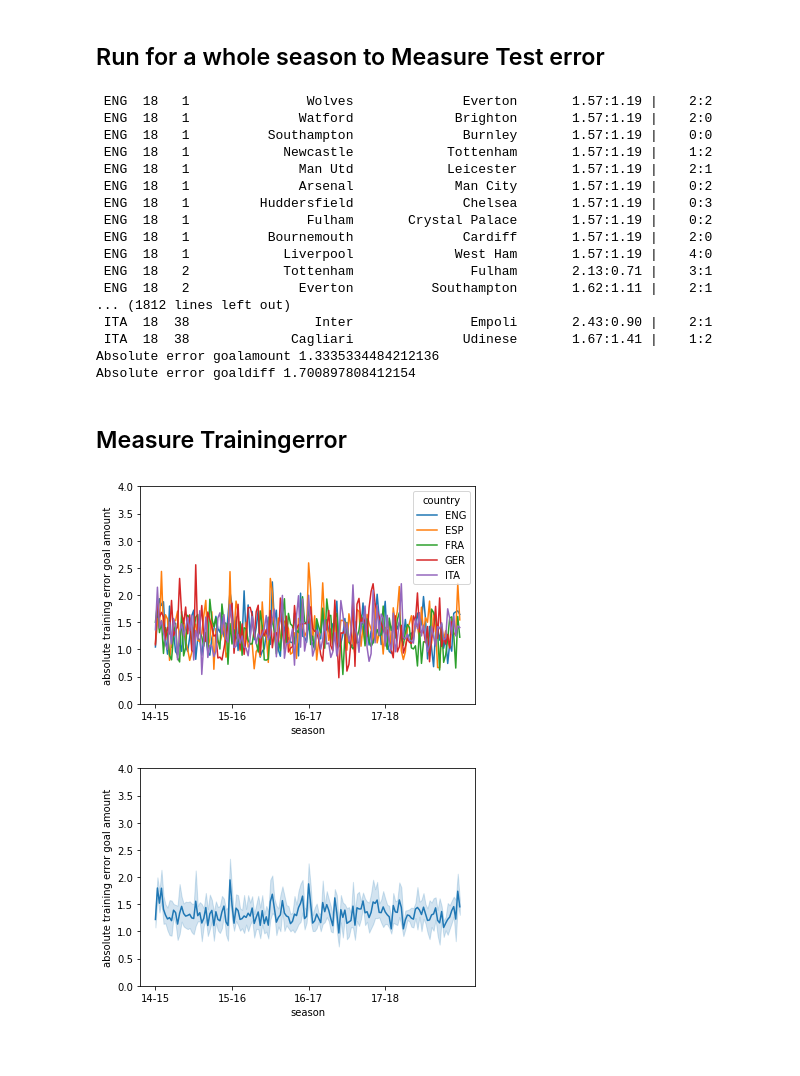
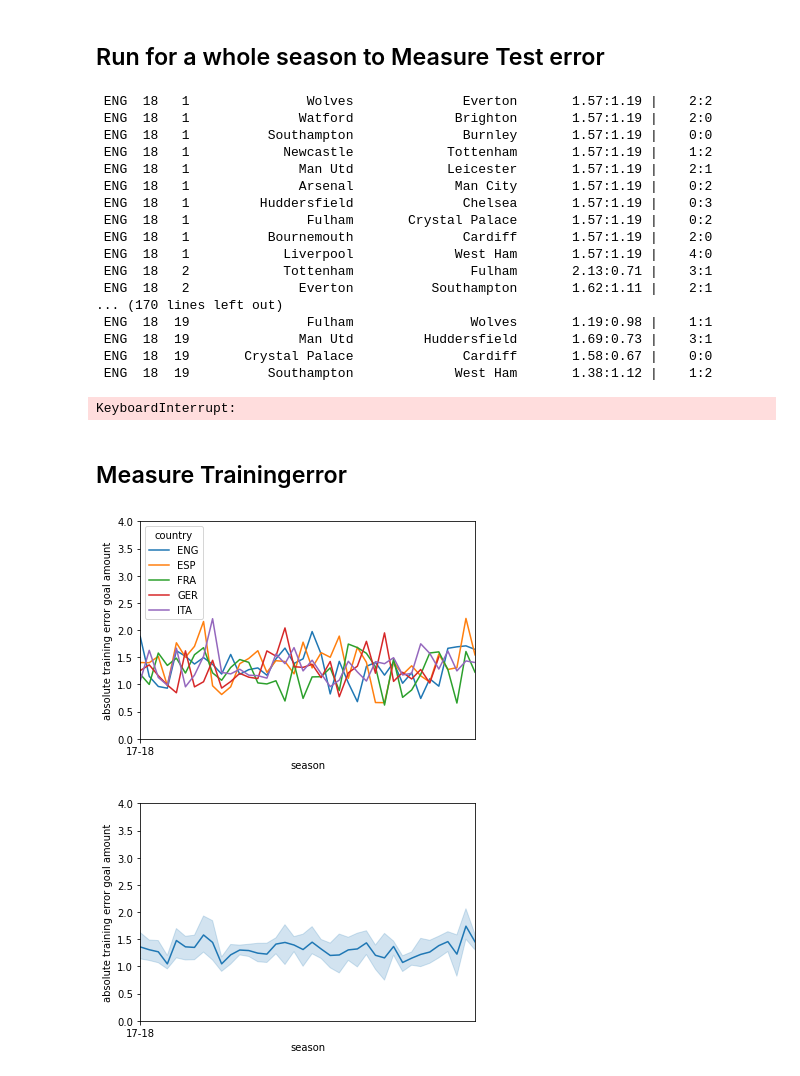
Before and after one commit to LUKEx76/football_prediction, a Jupyter notebook: heuer_model/heuer.ipynb, the cells around one changed output. Cells and saved outputs as stored; diff of their text form; code cells hidden in the pictures.

```diff
--- a/heuer_model/heuer.ipynb
+++ b/heuer_model/heuer.ipynb
@@ -284,7 +284,7 @@ def predict(country, season, matchnumber, hometeam, awayteam):
 ## Run for a whole season to Measure Test error
 # %%
 # For match in Dataset run prediction and measure error
-do_a_whole_run = False
+do_a_whole_run = True
 
 test_df = df_matches.query(f"season == 18")
 
@@ -293,6 +293,7 @@ if not do_a_whole_run:
 
 if do_a_whole_run:
     ga_abs_error, gd_abs_error = 0, 0
+    ga_error_list, gd_error_list = [], []
     for index, row in test_df.iterrows():
         if index % 2 == 0:
             home_score, away_score = score_from_amount_and_diff(
@@ -304,7 +305,9 @@ if do_a_whole_run:
             ga_pred, gd_pred = predict(
                 row["country"], row["season"], row["matchnumber"], hometeam, awayteam)
             ga_abs_error += np.abs(ga_pred - row["actual_goalamount"])
-            gd_abs_error += np.abs(gd_pred - row["actual_goaldiff"])
+            gd_abs_error += np.abs(gd_pred + row["actual_goaldiff"])
+            ga_error_list.append(ga_pred - row[ga_label])
+            gd_error_list.append(gd_pred + row[gd_label])
             h_score_pred, a_score_pred = score_from_amount_and_diff(ga_pred,gd_pred)
             print_formatted_pred_score(row["country"], row["season"], row["matchnumber"], hometeam, awayteam, h_score_pred ,a_score_pred, home_score, away_score)
 
@@ -324,11 +327,12 @@ if do_a_whole_run:
  ENG  18   1            Liverpool             West Ham       1.57:1.19 |    4:0
  ENG  18   2            Tottenham               Fulham       2.13:0.71 |    3:1
  ENG  18   2              Everton          Southampton       1.62:1.11 |    2:1
-... (1812 lines left out)
- ITA  18  38                Inter               Empoli       2.43:0.90 |    2:1
- ITA  18  38             Cagliari              Udinese       1.67:1.41 |    1:2
-Absolute error goalamount 1.3335334484212136
-Absolute error goaldiff 1.700897808412154
+... (170 lines left out)
+ ENG  18  19               Fulham               Wolves       1.19:0.98 |    1:1
+ ENG  18  19              Man Utd         Huddersfield       1.69:0.73 |    3:1
+ ENG  18  19       Crystal Palace              Cardiff       1.58:0.67 |    0:0
+ ENG  18  19          Southampton             West Ham       1.38:1.12 |    1:2
+KeyboardInterrupt:
 # %% [markdown]
 ## Measure Trainingerror
 # %%
@@ -387,24 +394,26 @@ if do_a_training_error_run:
 # %%
 training_error_df = pd.read_csv('data/training_error.csv', sep=';')
 sns.lineplot(data=training_error_df,
              x="season_matchnumber", y="abs_error_ga", hue="country")
 plt.xticks(["14_1", "15_1", "16_1", "17_1"], [
            "14-15", "15-16", "16-17", "17-18"])
+plt.xlim("17_1", "17_38")
 plt.ylim(0, 4)
 plt.xlabel("season")
 plt.ylabel("absolute training error goal amount")
 plt.show()
 sns.lineplot(data=training_error_df, x="season_matchnumber",
              y="abs_error_ga")
 plt.xticks(["14_1", "15_1", "16_1", "17_1"], [
            "14-15", "15-16", "16-17", "17-18"])
+plt.xlim("17_1","17_38")
 plt.ylim(0, 4)
 plt.xlabel("season")
 plt.ylabel("absolute training error goal amount")
 plt.show()
 # %% [output]
-[figure, old version]
+[figure, new version]
-[figure, old version]
+[figure, new version]
 # %%
 sns.lineplot(data=training_error_df, x="season_matchnumber",
              y="abs_error_gd", hue="country")
```
Also changed, not shown: parts of 12 cells of this notebook, 8 other files.
